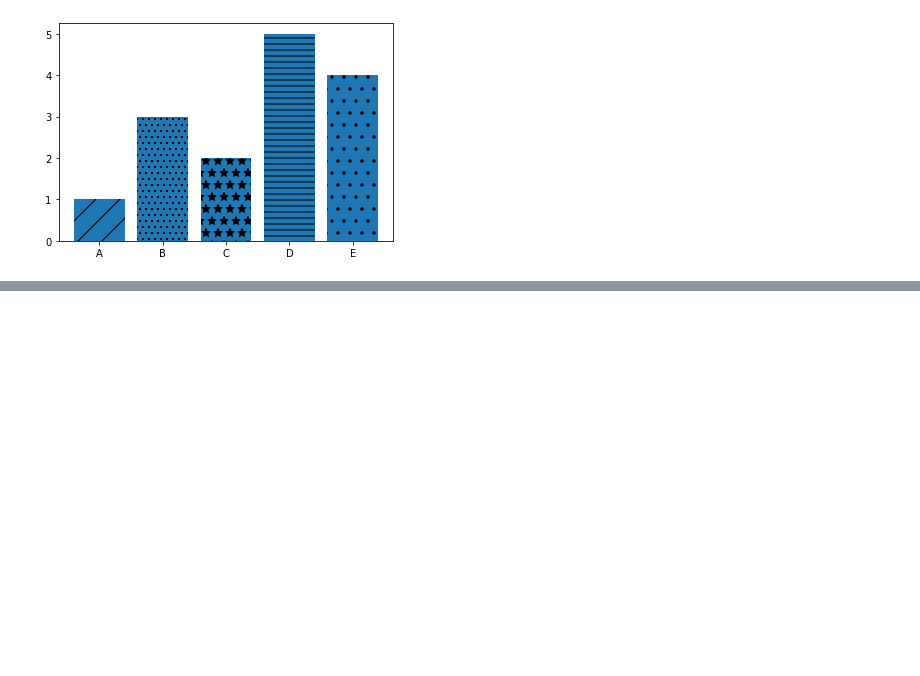
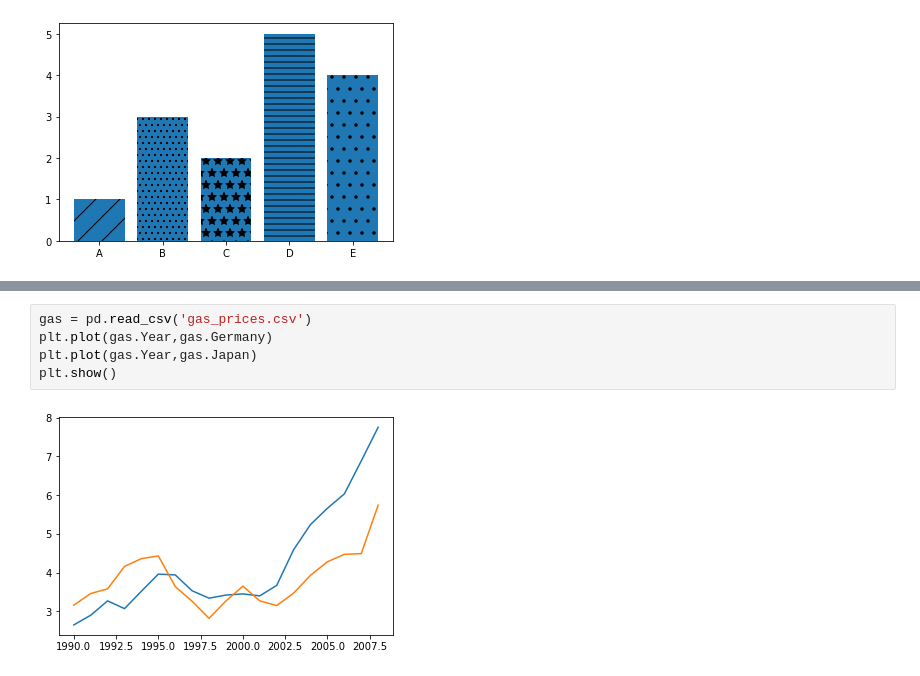
Before and after one commit to ShadmanRana/Matplotlib, a Jupyter notebook: basic_mlp.ipynb, the cells around one changed output, grey strips where cells are left out. Saved outputs shown, nothing was run; the diff lists cells and outputs as text; blank space fills up the shorter version.

```diff
--- a/basic_mlp.ipynb
+++ b/basic_mlp.ipynb
@@ -84,0 +89,7 @@ plt.plot
+# %%
+gas = pd.read_csv('gas_prices.csv')
+plt.plot(gas.Year,gas.Germany)
+plt.plot(gas.Year,gas.Japan)
+plt.show()
+# %% [output]
+[figure, added]
```
Also changed, not shown: parts of 7 cells of this notebook.
